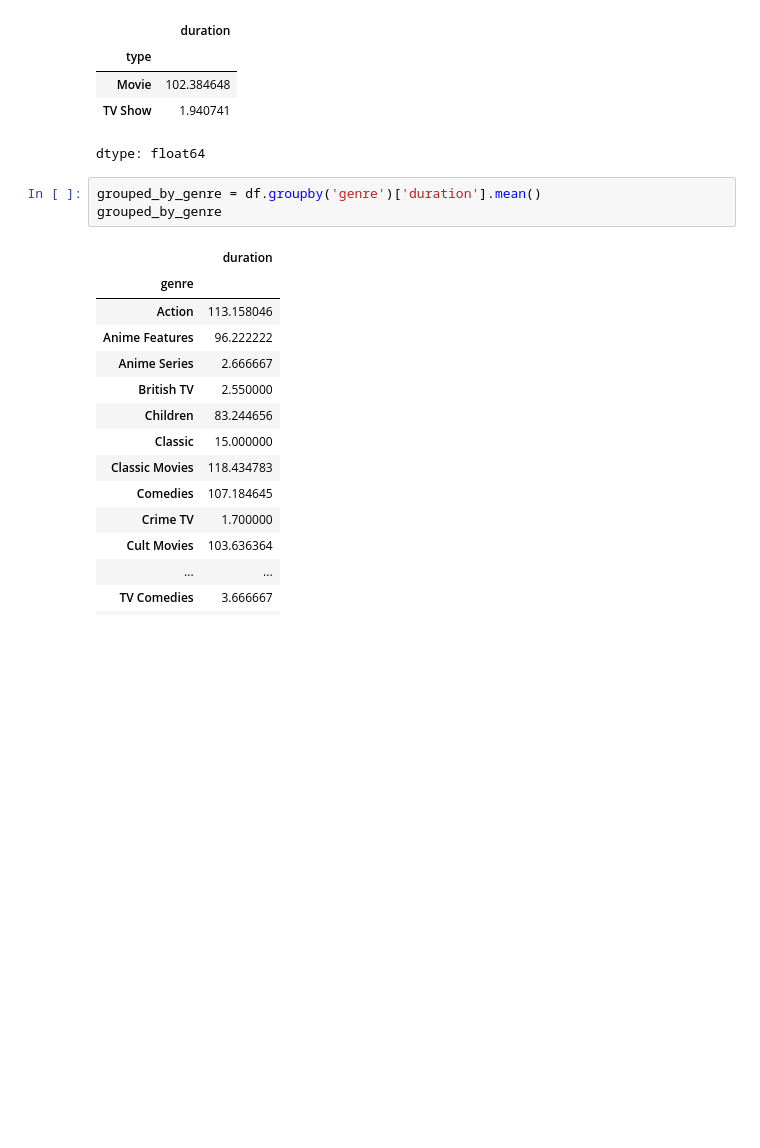
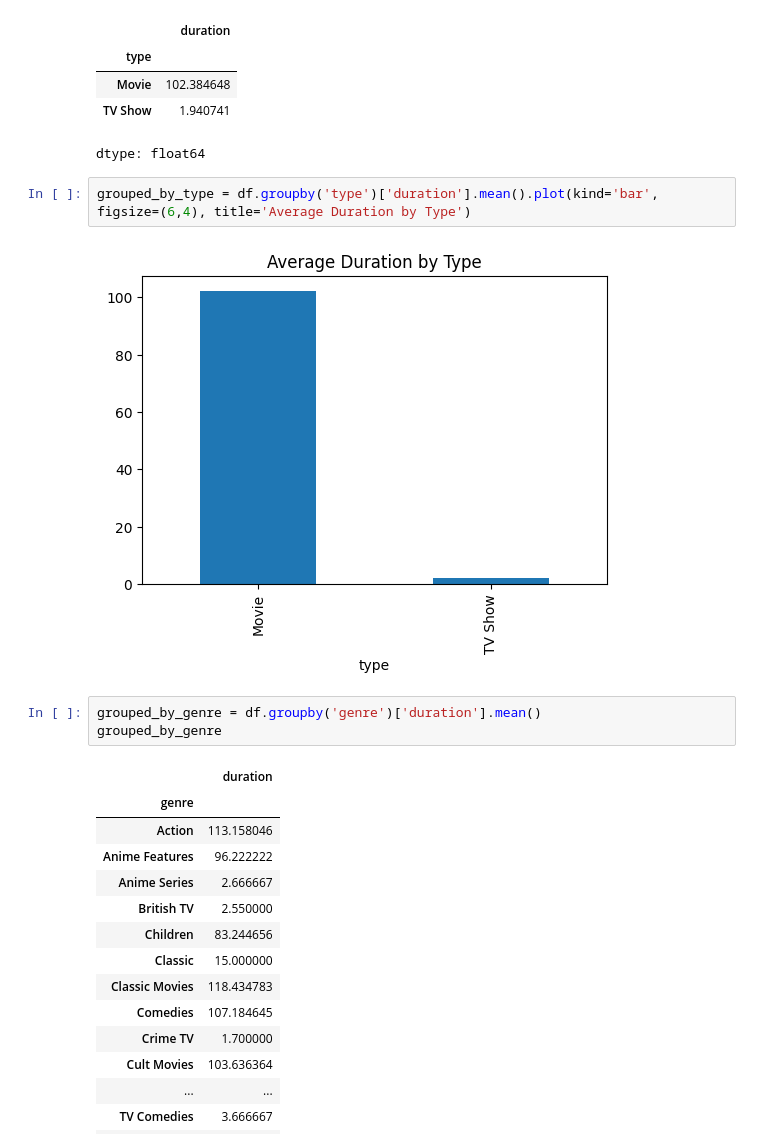
Before and after one commit to BrilliantChard/Data-Science-Projects, a Jupyter notebook: Netlix Data Analysis.ipynb, the cells around one changed output. Saved outputs shown, nothing was run; the diff lists cells and outputs as text; blank space fills up the shorter version.

```diff
--- a/Netlix Data Analysis.ipynb
+++ b/Netlix Data Analysis.ipynb
@@ -123,6 +123,10 @@ grouped_by_type
 | Movie | 102.384648 |
 | TV Show | 1.940741 |
 dtype: float64
+# %%
+grouped_by_type = df.groupby('type')['duration'].mean().plot(kind='bar', figsize=(6,4), title='Average Duration by Type')
+# %% [output]
+[figure, added]
 # %%
 grouped_by_genre = df.groupby('genre')['duration'].mean()
 grouped_by_genre
```
Also changed, not shown: parts of 1 cell of this notebook.
